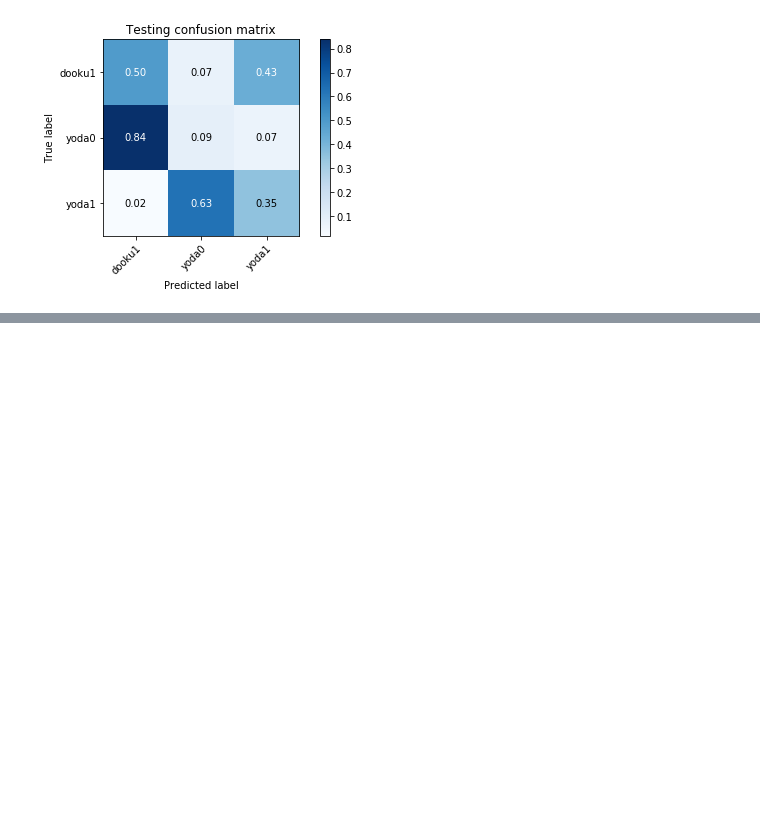
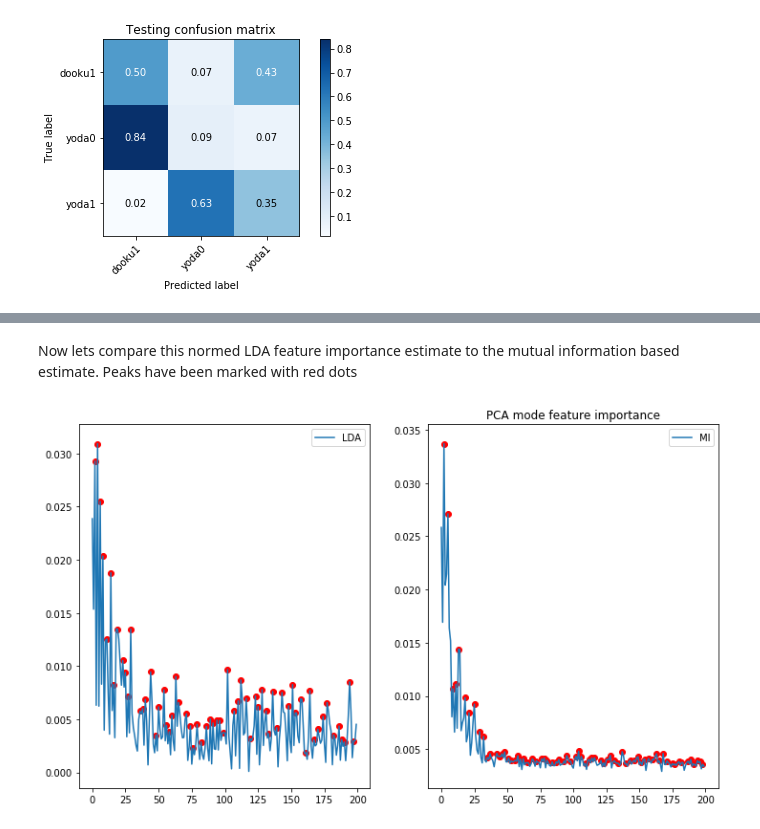
Before and after one commit to wesleymsmith/PhiPsi_Cluster_Visualization, a Jupyter notebook: Cluster_Phi_Psi.ipynb, the cells around one changed output, grey strips where cells are left out. Saved outputs shown, nothing was run; the diff lists cells and outputs as text; code cells hidden in the pictures; blank space fills up the shorter version.

```diff
--- a/Cluster_Phi_Psi.ipynb
+++ b/Cluster_Phi_Psi.ipynb
@@ -408,0 +452,32 @@ yield some useful insights.
+# %% [markdown]
+Now lets compare this normed LDA feature importance estimate to the mutual information
+based estimate.
+Peaks have been marked with red dots
+# %%
+LDAscores=np.mean(np.abs(LDAob.coef_),axis=0)/\
+        np.sum(np.abs(LDAob.coef_))
+LDAscores=LDAscores/np.sum(LDAscores)
+MIscores=skl.feature_selection.mutual_info_classif(PCAtrain,trainLabels)
+MIscores=MIscores/np.sum(MIscores)
+
+LDApeak_inds=sp.signal.find_peaks(LDAscores)[0]
+MIpeak_inds=sp.signal.find_peaks(MIscores)[0]
+
+fig,axs=plt.subplots(1,2)
+fig.set_figwidth(12)
+fig.set_figheight(7)
+
+ax=axs.flat[0]
+ax.plot(LDAscores,label="LDA")
+ax.scatter(LDApeak_inds,LDAscores[LDApeak_inds],
+           c='r')
+ax.legend()
+ax=axs.flat[1]
+ax.plot(MIscores,label="MI")
+ax.scatter(MIpeak_inds,MIscores[MIpeak_inds],
+           c='r')
+ax.legend()
+plt.title("PCA mode feature importance")
+plt.show()
+# %% [output]
+[figure, added]
```
Also changed, not shown: parts of 33 cells of this notebook, 1 other file.
